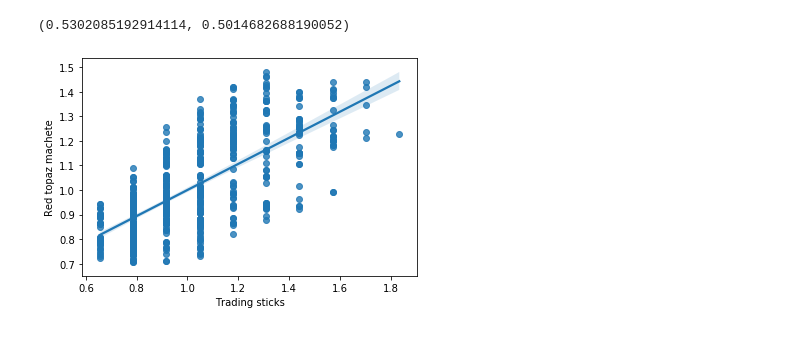
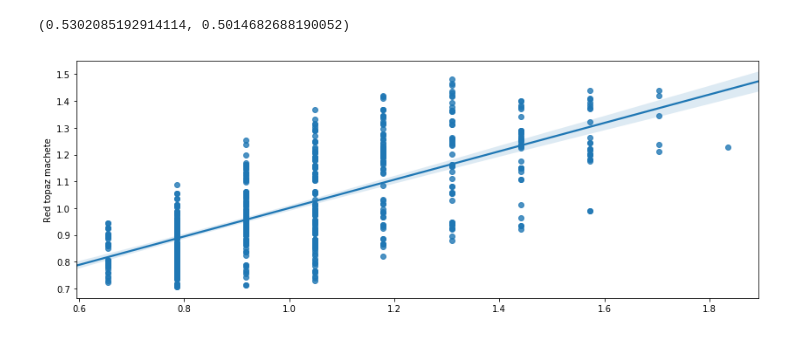
Before and after one commit to durumu/osrs-prediction, a Jupyter notebook: osrs.ipynb, the cells around one changed output. Saved outputs shown, nothing was run; the diff lists cells and outputs as text; code cells hidden in the pictures.

```diff
--- a/osrs.ipynb
+++ b/osrs.ipynb
@@ -413,6 +387,6 @@ array([False, False, False, False, False, False, False, False, False,
 # %%
-beta("Trading sticks", "Red topaz machete", func = partial(percent_prices), plot = True)
+beta("Trading sticks", "Red topaz machete", func = partial(percent_prices), ax = plt.axes())
 # %% [output]
 (0.5302085192914114, 0.5014682688190052)
-[figure, old version]
+[figure, new version]
 # %%
```
Also changed, not shown: parts of 11 cells of this notebook.
